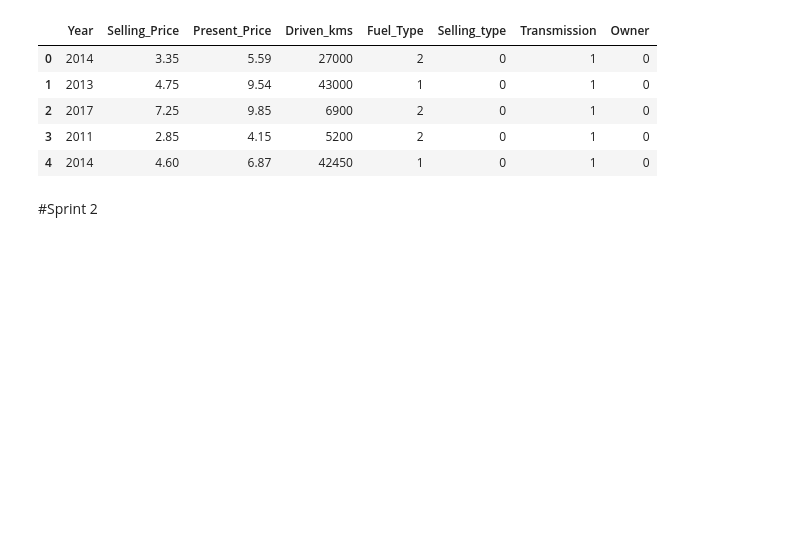
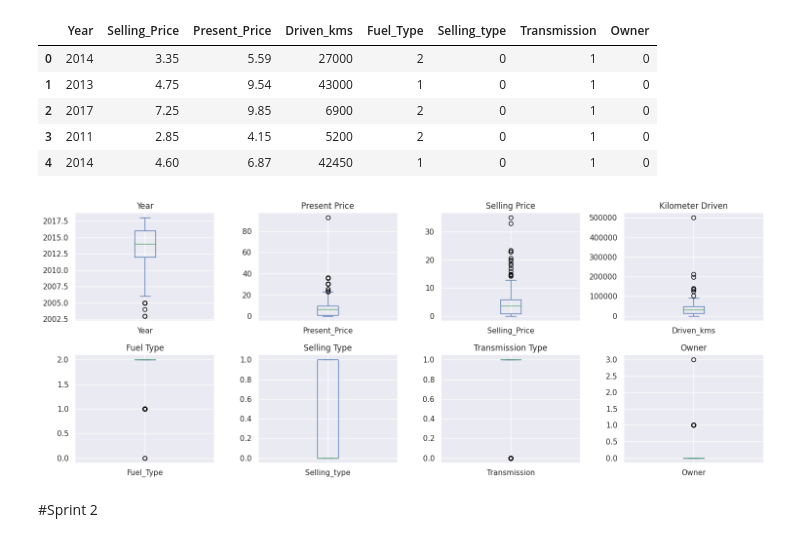
Before and after one commit to JackieChaaan/CarPricePredictionSystem, a Jupyter notebook: UsedCarPrice_Prediction.ipynb, the cells around one changed output. Drawn from its saved outputs; the diff is of its cells as text; code cells hidden in the pictures; blank space fills up the shorter version.

```diff
--- a/UsedCarPrice_Prediction.ipynb
+++ b/UsedCarPrice_Prediction.ipynb
@@ -271,6 +273,39 @@ final_data.head()
 | 2 | 2017 | 7.25 | 9.85 | 6900 | 2 | 0 | 1 | 0 |
 | 3 | 2011 | 2.85 | 4.15 | 5200 | 2 | 0 | 1 | 0 |
 | 4 | 2014 | 4.60 | 6.87 | 42450 | 1 | 0 | 1 | 0 |
+# %%
+import matplotlib.pyplot as plt
+
+# Create a figure with subplots for each feature
+fig, axes = plt.subplots(nrows=2, ncols=4, figsize=(15, 6))
+
+# Create box plots for each feature
+final_data['Year'].plot(kind='box', ax=axes[0, 0])
+final_data['Present_Price'].plot(kind='box', ax=axes[0, 1])
+final_data['Selling_Price'].plot(kind='box', ax=axes[0, 2])
+final_data['Driven_kms'].plot(kind='box', ax=axes[0, 3])
+final_data['Fuel_Type'].plot(kind='box', ax=axes[1, 0])
+final_data['Selling_type'].plot(kind='box', ax=axes[1, 1])
+final_data['Transmission'].plot(kind='box', ax=axes[1, 2])
+final_data['Owner'].plot(kind='box', ax=axes[1, 3])
+
+# Set titles for the subplots
+axes[0, 0].set_title('Year')
+axes[0, 1].set_title('Present Price')
+axes[0, 2].set_title('Selling Price')
+axes[0, 3].set_title('Kilometer Driven')
+axes[1, 0].set_title('Fuel Type')
+axes[1, 1].set_title('Selling Type')
+axes[1, 2].set_title('Transmission Type')
+axes[1, 3].set_title('Owner')
+
+# Adjust the layout to prevent overlap
+plt.tight_layout()
+
+# Display the plots
+plt.show()
+# %% [output]
+[figure, added]
 # %% [markdown]
 #Sprint 2
 # %% [markdown]
```
Also changed, not shown: parts of 10 cells of this notebook, 2 other files.
